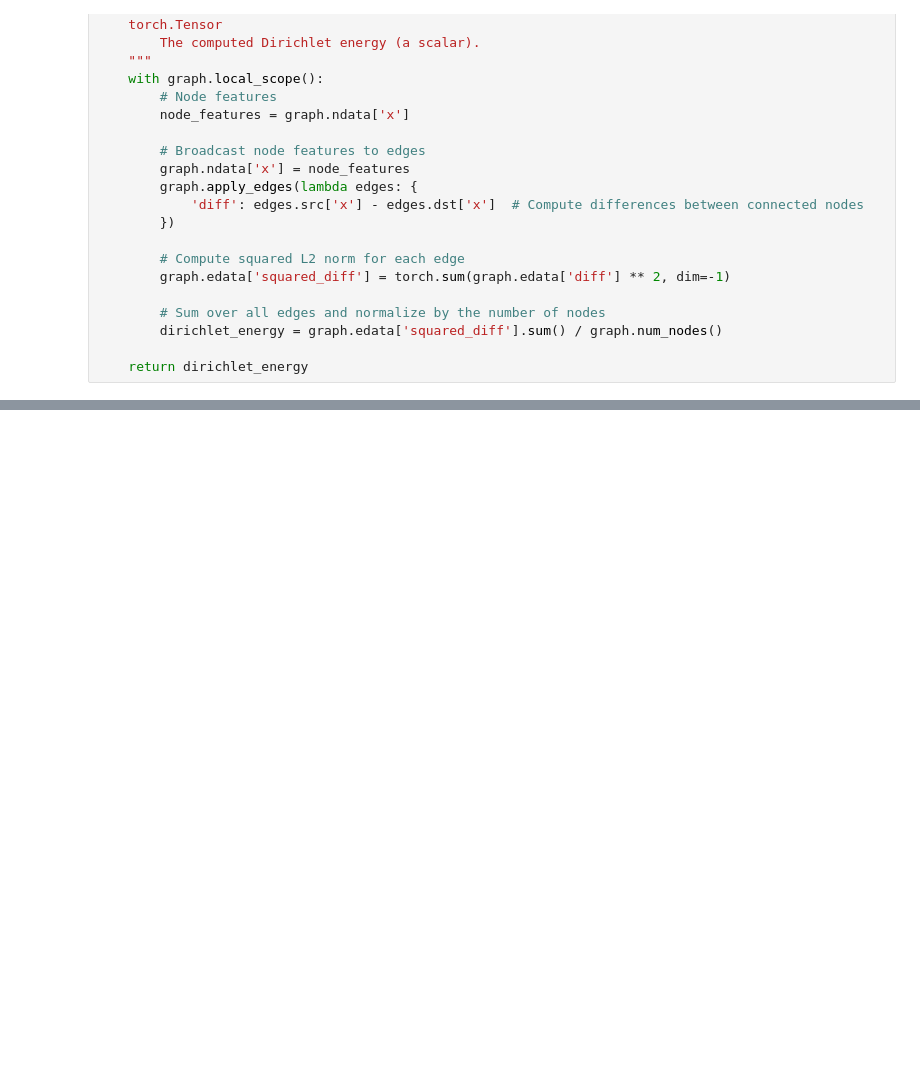
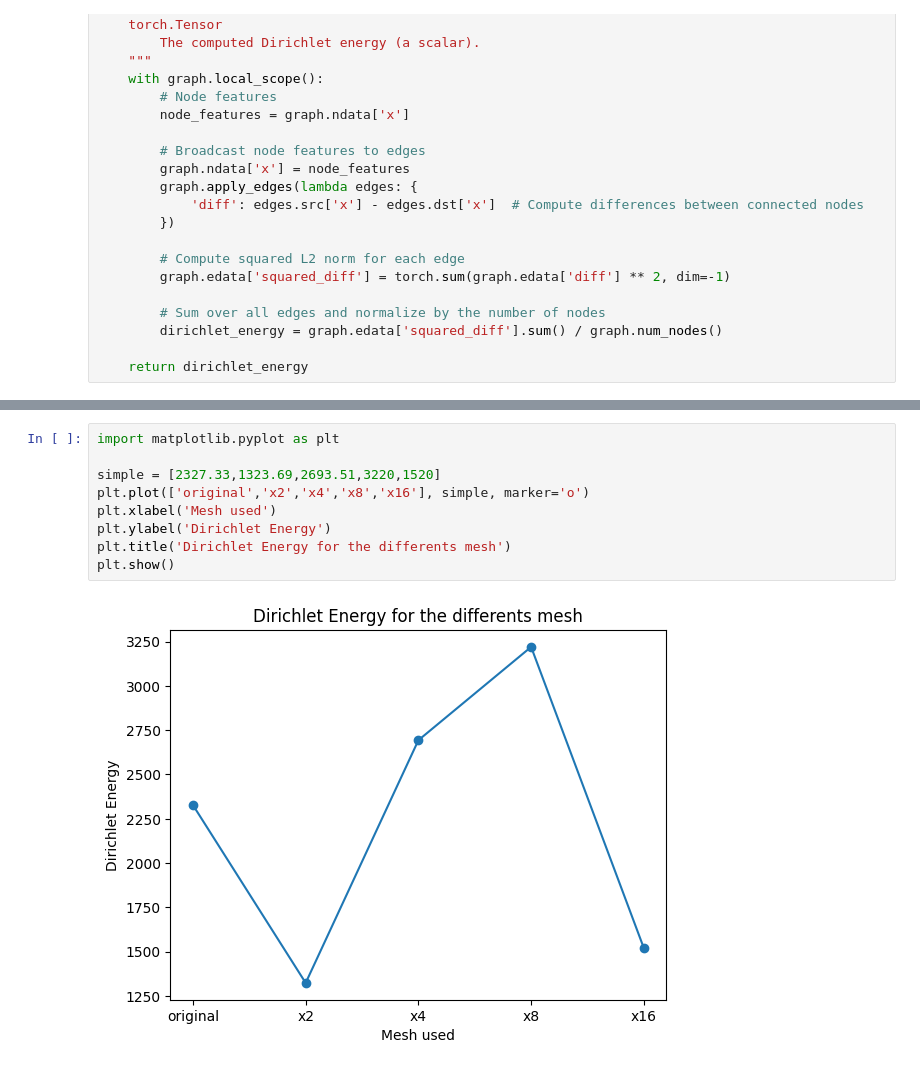
Before and after one commit to vmerc/gnn_modulus_test, a Jupyter notebook: jupyter/measure_similarity.ipynb, the cells around one changed output, grey strips where cells are left out. Cells and saved outputs as stored; diff of their text form; blank space fills up the shorter version.

```diff
--- a/jupyter/measure_similarity.ipynb
+++ b/jupyter/measure_similarity.ipynb
@@ -105,0 +143,11 @@ plt.show()
+# %%
+import matplotlib.pyplot as plt
+
+simple = [2327.33,1323.69,2693.51,3220,1520]
+plt.plot(['original','x2','x4','x8','x16'], simple, marker='o')
+plt.xlabel('Mesh used')
+plt.ylabel('Dirichlet Energy')
+plt.title('Dirichlet Energy for the differents mesh')
+plt.show()
+# %% [output]
+[figure, added]
```
Also changed, not shown: parts of 9 cells of this notebook.
